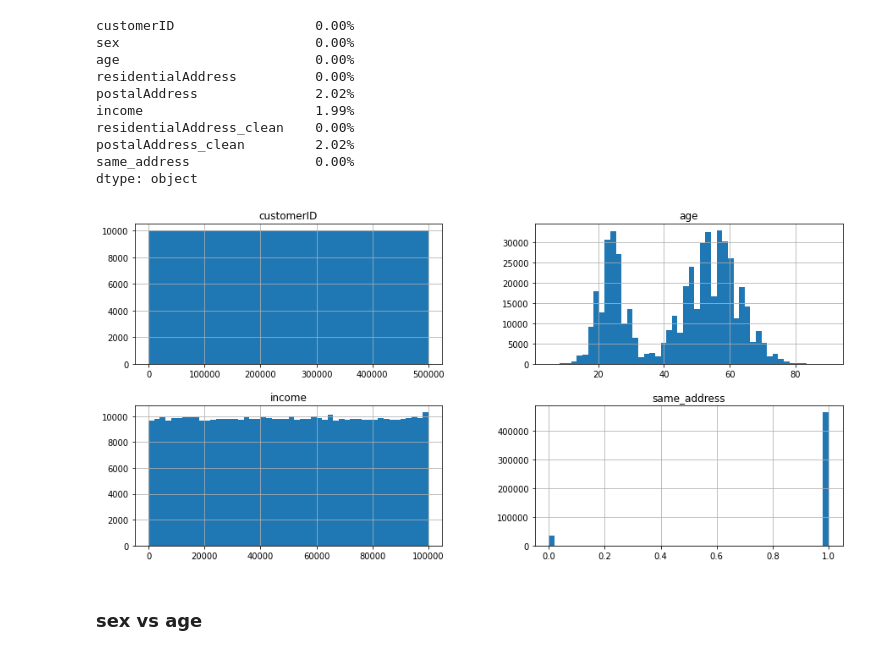
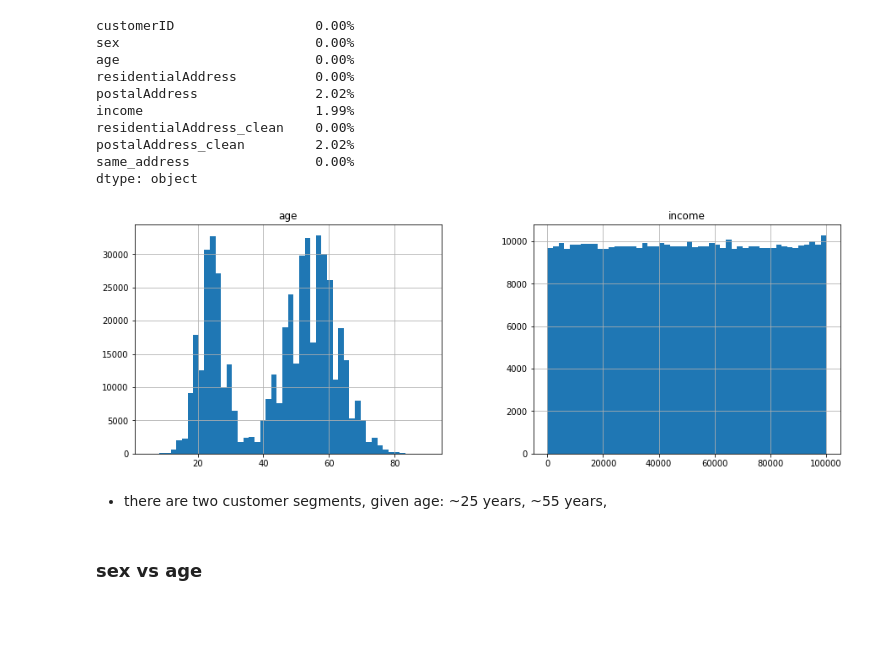
Before and after one commit to xSzpo/kedro_vb, a Jupyter notebook: notebooks/01_EDA.ipynb, the cells around one changed output. Drawn from its saved outputs; the diff is of its cells as text; code cells hidden in the pictures; blank space fills up the shorter version.

```diff
--- a/notebooks/01_EDA.ipynb
+++ b/notebooks/01_EDA.ipynb
@@ -114,10 +127,12 @@ same_address                0.00%
 dtype: object
 # %%
 %matplotlib inline
-df_cust.hist(bins=50, figsize=(15,7))
+df_cust[['age','income']].hist(bins=50, figsize=(15,5))
 plt.show()
 # %% [output]
-[figure, old version]
+[figure, new version]
+# %% [markdown]
+* there are two customer segments, given age: ~25 years, ~55 years,
 # %% [markdown]
 ### sex vs age
 # %%
```
Also changed, not shown: parts of 136 cells of this notebook, 54 other files.
